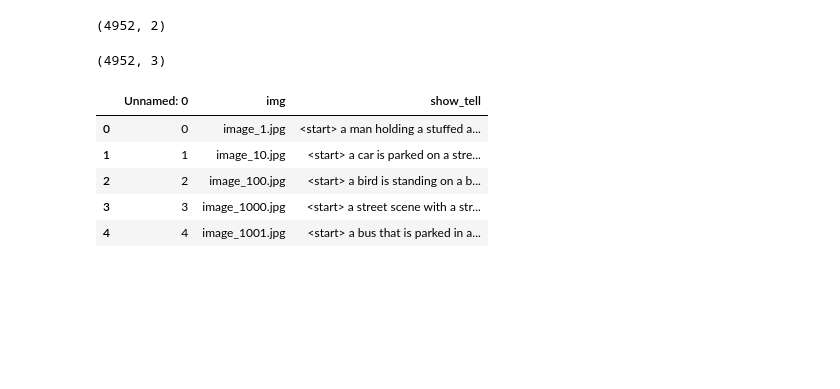
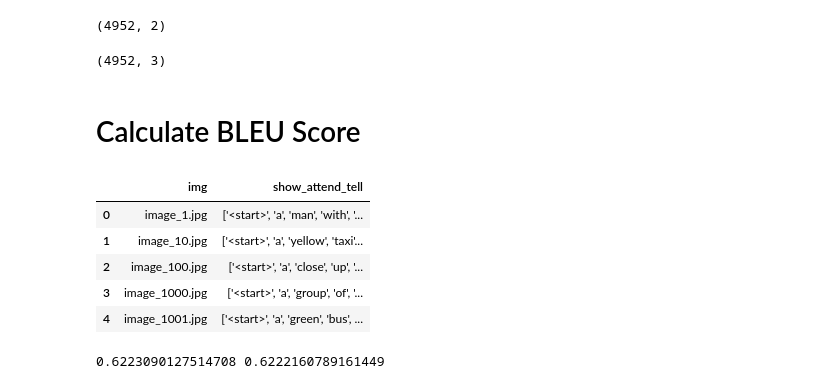
Before and after one commit to prraoo/pytorch-image-caption, a Jupyter notebook: show_attend_tell/show_attend_tell.ipynb, the cells around one changed output. Saved outputs shown, nothing was run; the diff lists cells and outputs as text; code cells hidden in the pictures; blank space fills up the shorter version.

Commit message:
added BLEU score

```diff
--- a/show_attend_tell/show_attend_tell.ipynb
+++ b/show_attend_tell/show_attend_tell.ipynb
@@ -219,9 +219,9 @@ with open("models/WORDMAP_coco_5_cap_per_img_5_min_word_freq.json", 'r') as j:
     word_map = json.load(j)
 rev_word_map = {v: k for k, v in word_map.items()}  # ix2word
 # %%
-images_test = "/home/pramod/Downloads/datasets/image_caption/nuswide/images/"
-image_eg = "example.png"
-seq, alphas = caption_image_beam_search(encoder, decoder, images_test+"image_9007.jpg", word_map, beam_size=5)
+images_test = "/home/pramod/Downloads/datasets/image_caption/pascal_image_data/test/"
+image_eg = "image_1.jpg"
+seq, alphas = caption_image_beam_search(encoder, decoder, images_test+image_eg, word_map, beam_size=5)
 # %%
 words = [rev_word_map[ind] for ind in seq]
 print(words)
@@ -297,14 +298,9 @@ show_tell_attend_df.to_csv("pascal_test.csv")
 # %%
 results = pd.read_csv("../show_tell/pascal_test.csv")
 print(results.shape)
-results.head()
 # %% [output]
 (4952, 3)
-|  | Unnamed: 0 | img | show_tell |
-| 0 | 0 | image_1.jpg | <start> a man holding a stuffed a... |
-| 1 | 1 | image_10.jpg | <start> a car is parked on a stre... |
-| 2 | 2 | image_100.jpg | <start> a bird is standing on a b... |
-| 3 | 3 | image_1000.jpg | <start> a street scene with a str... |
-| 4 | 4 | image_1001.jpg | <start> a bus that is parked in a... |
 # %%
 pd.merge(results,show_tell_attend_df,on="img").to_csv("pascal_test_show_attend_tell.csv")
+# %% [markdown]
+# Calculate BLEU Score
@@ -310,0 +309,20 @@ pd.merge(results,show_tell_attend_df,on="img").to_csv("pascal_test_show_attend_t
+# %%
+show_tell_attend_df.head()
+# %% [output]
+|  | img | show_attend_tell |
+| 0 | image_1.jpg | ['<start>', 'a', 'man', 'with', '... |
+| 1 | image_10.jpg | ['<start>', 'a', 'yellow', 'taxi'... |
+| 2 | image_100.jpg | ['<start>', 'a', 'close', 'up', '... |
+| 3 | image_1000.jpg | ['<start>', 'a', 'group', 'of', '... |
+| 4 | image_1001.jpg | ['<start>', 'a', 'green', 'bus', ... |
+# %%
+#reference - human translation
+#candidate - machine translation
+
+reference = show_tell_attend_df.iloc[1,1]
+candidate = show_tell_attend_df.iloc[0,1]
+score1 = sentence_bleu([reference], candidate)
+score2 = sentence_bleu([candidate],reference)
+print(score1, score2)
+# %% [output]
+0.6223090127514708 0.6222160789161449
```
Also changed, not shown: parts of 6 cells of this notebook, 1 other file.
